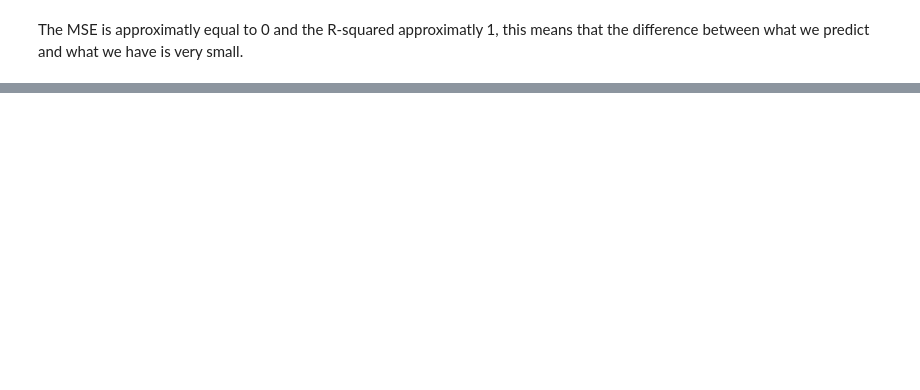
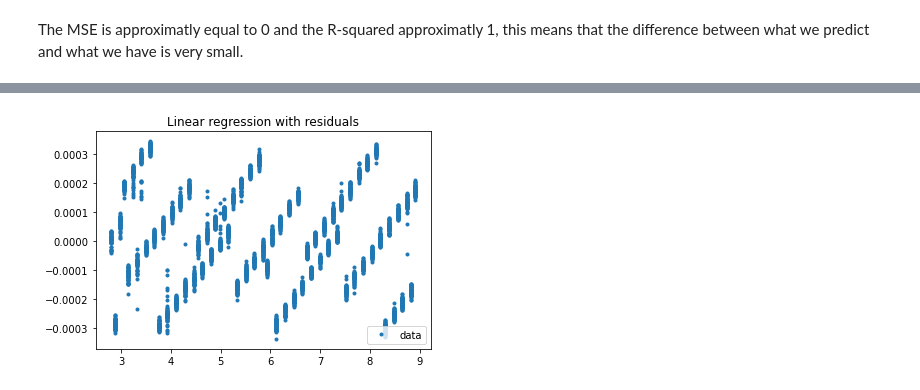
Before and after one commit to maylin007/PIP-G2, a Jupyter notebook: g2_machine_learning_linear_regression_Salome.ipynb, the cells around one changed output, grey strips where cells are left out. Saved outputs shown, nothing was run; the diff lists cells and outputs as text; code cells hidden in the pictures; blank space fills up the shorter version.

```diff
--- a/g2_machine_learning_linear_regression_Salome.ipynb
+++ b/g2_machine_learning_linear_regression_Salome.ipynb
@@ -195,0 +217,8 @@ The MSE is approximatly equal to 0 and the R-squared approximatly 1, this means
+# %%
+plt.plot(y, y-linear_model.predict(X), '.', label="data")
+#plt.plot(X, a * X + b, "r-", label="regression")
+plt.title("Linear regression with residuals")
+plt.legend(loc="lower right")
+plt.show()
+# %% [output]
+[figure, added]
```
Also changed, not shown: parts of 8 cells of this notebook.
